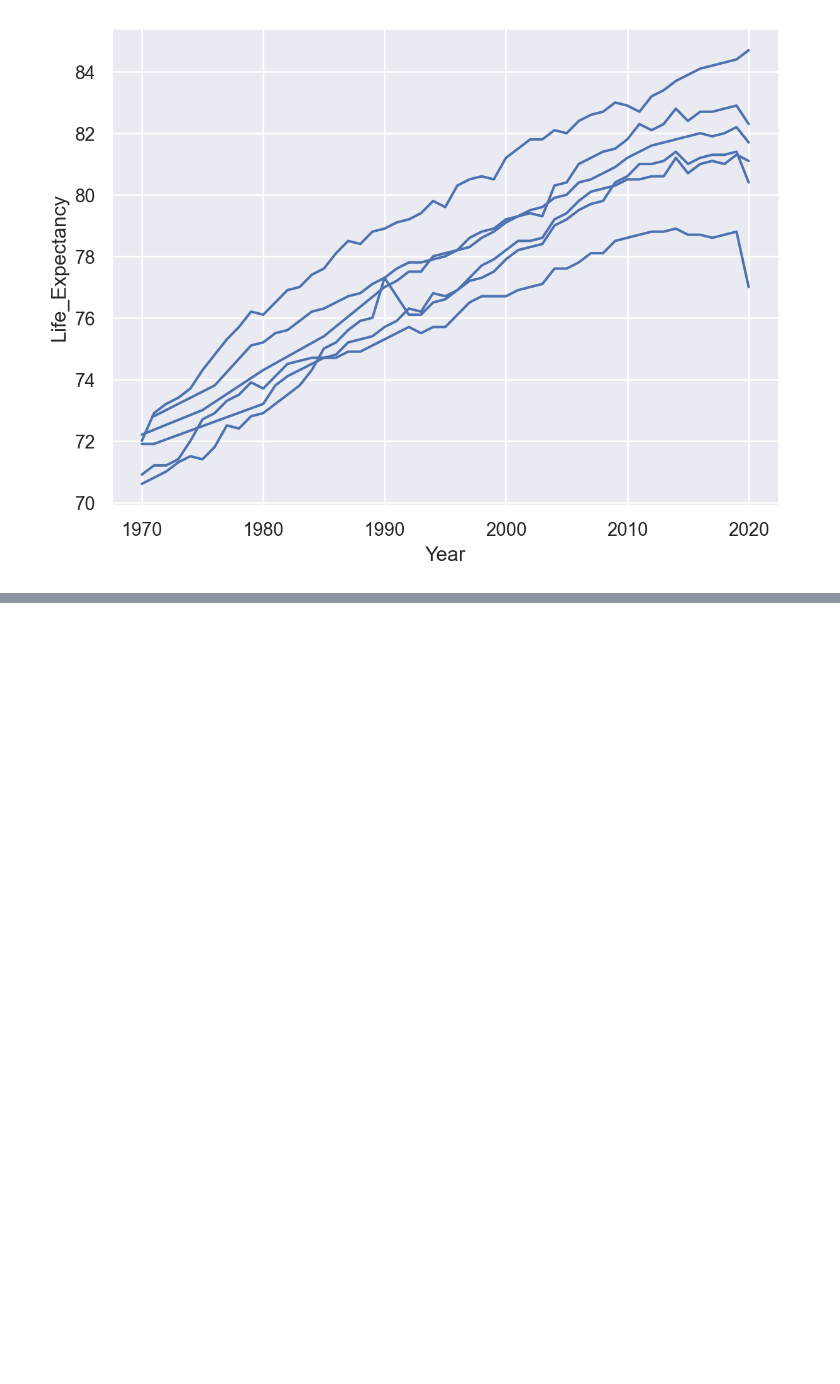
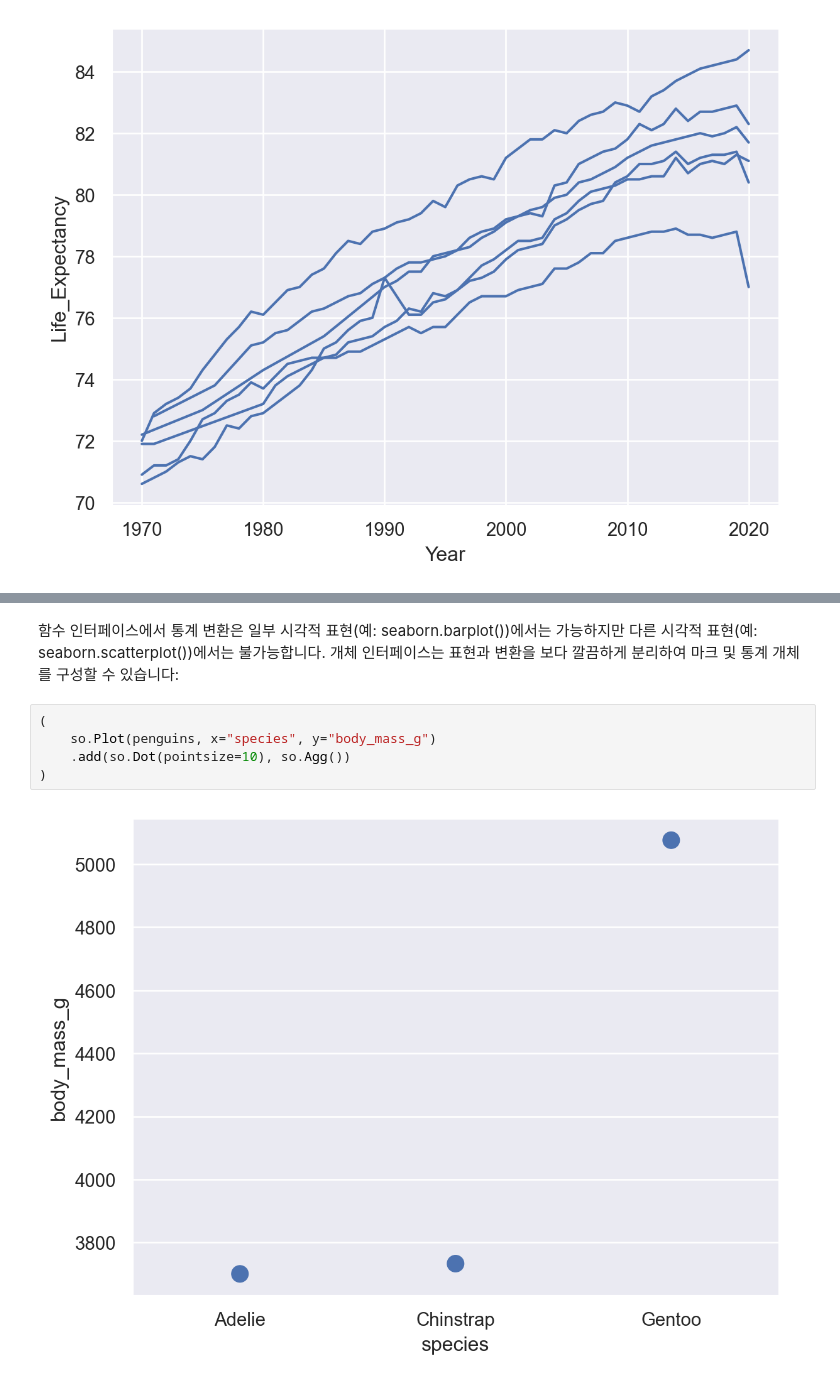
Before and after one commit to Choseyeonshay/seaborntutorial, a Jupyter notebook: 7. Objects interface.ipynb, the cells around one changed output, grey strips where cells are left out. Saved outputs shown, nothing was run; the diff lists cells and outputs as text; blank space fills up the shorter version.

```diff
--- a/7. Objects interface.ipynb
+++ b/7. Objects interface.ipynb
@@ -105,0 +118,9 @@ healthexp.head()
+# %% [markdown]
+함수 인터페이스에서 통계 변환은 일부 시각적 표현(예: seaborn.barplot())에서는 가능하지만 다른 시각적 표현(예: seaborn.scatterplot())에서는 불가능합니다. 개체 인터페이스는 표현과 변환을 보다 깔끔하게 분리하여 마크 및 통계 개체를 구성할 수 있습니다:
+# %%
+(
+    so.Plot(penguins, x="species", y="body_mass_g")
+    .add(so.Dot(pointsize=10), so.Agg())
+)
+# %% [output]
+[figure, added]
```
Also changed, not shown: parts of 22 cells of this notebook.
